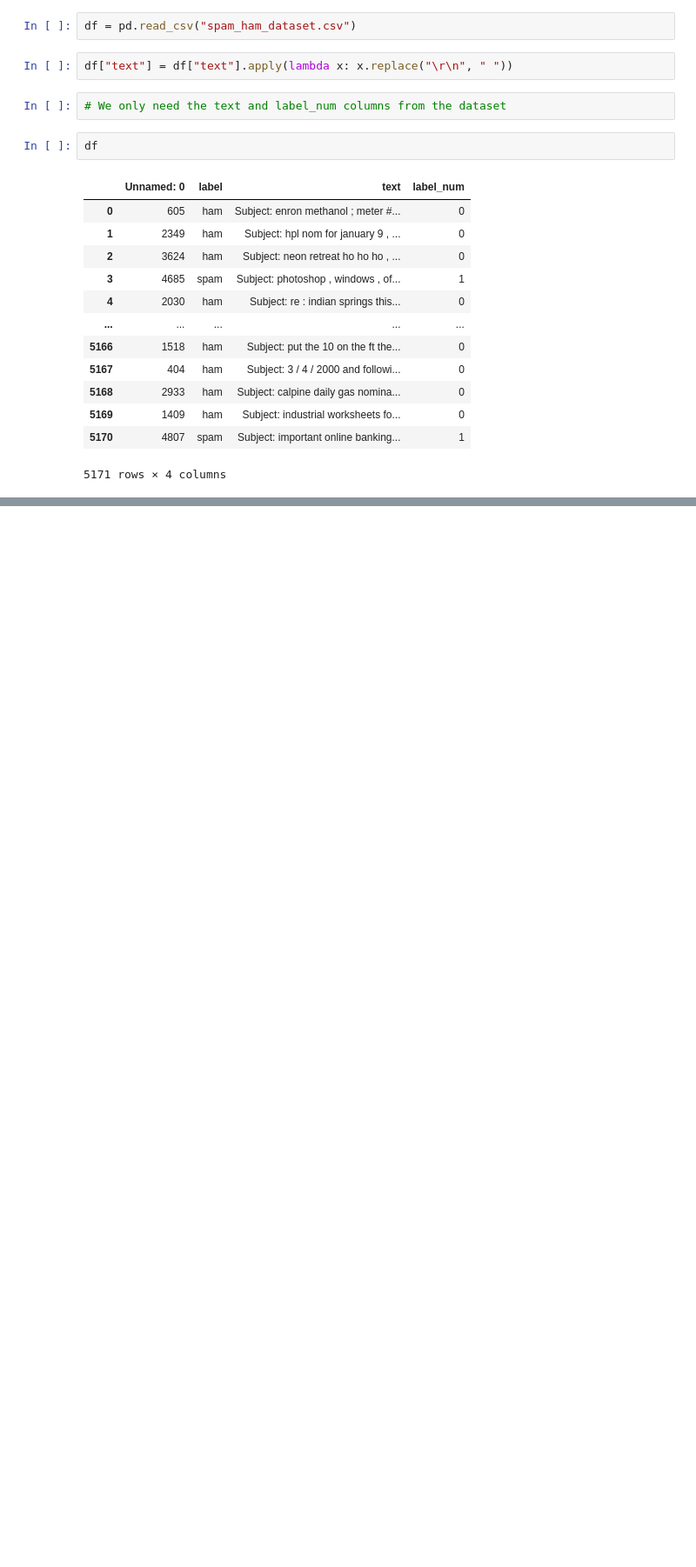
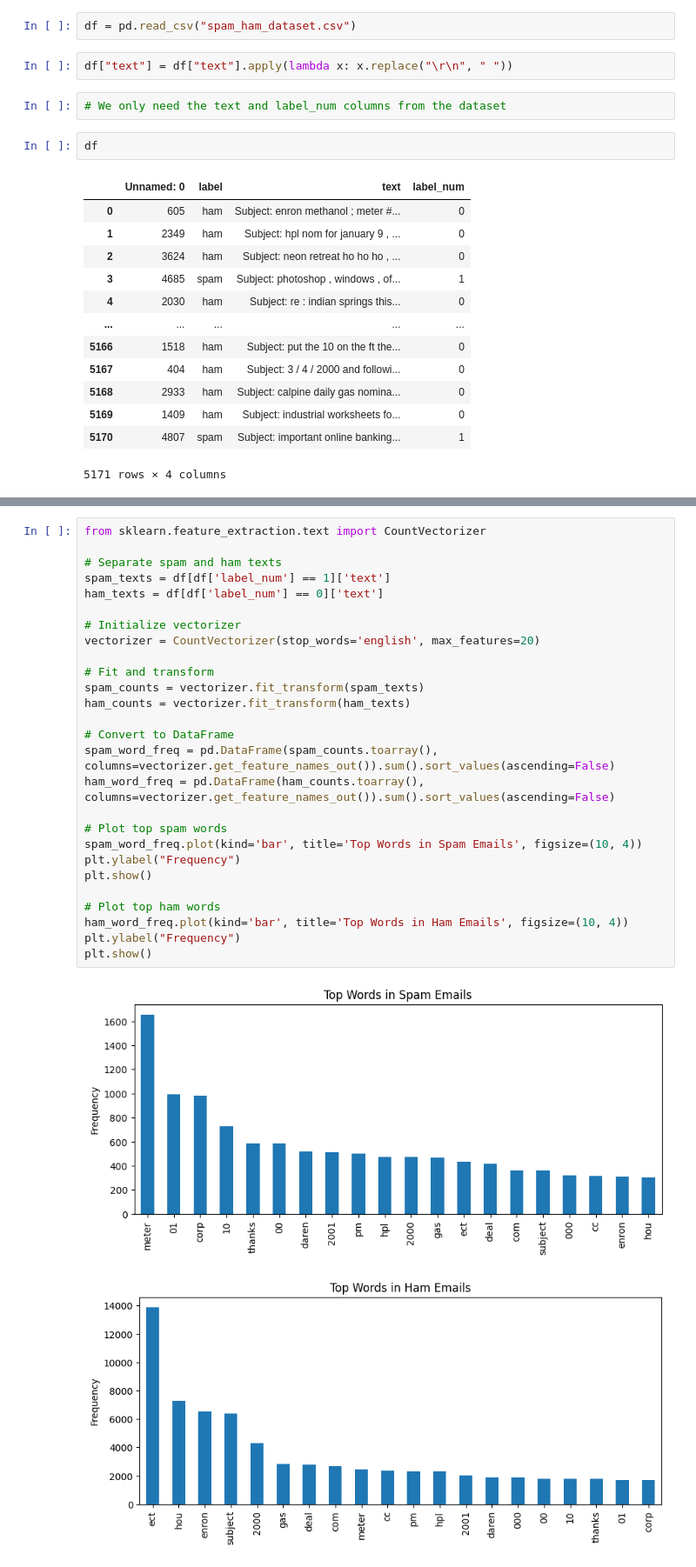
Before and after one commit to BarraHarrison/Spam-Detection, a Jupyter notebook: main.ipynb, the cells around one changed output, grey strips where cells are left out. Shown: that part at 87% size. Drawn from its saved outputs; the diff is of its cells as text; blank space fills up the shorter version.

```diff
--- a/main.ipynb
+++ b/main.ipynb
@@ -42,0 +183,30 @@ df
+# %%
+from sklearn.feature_extraction.text import CountVectorizer
+
+# Separate spam and ham texts
+spam_texts = df[df['label_num'] == 1]['text']
+ham_texts = df[df['label_num'] == 0]['text']
+
+# Initialize vectorizer
+vectorizer = CountVectorizer(stop_words='english', max_features=20)
+
+# Fit and transform
+spam_counts = vectorizer.fit_transform(spam_texts)
+ham_counts = vectorizer.fit_transform(ham_texts)
+
+# Convert to DataFrame
+spam_word_freq = pd.DataFrame(spam_counts.toarray(), columns=vectorizer.get_feature_names_out()).sum().sort_values(ascending=False)
+ham_word_freq = pd.DataFrame(ham_counts.toarray(), columns=vectorizer.get_feature_names_out()).sum().sort_values(ascending=False)
+
+# Plot top spam words
+spam_word_freq.plot(kind='bar', title='Top Words in Spam Emails', figsize=(10, 4))
+plt.ylabel("Frequency")
+plt.show()
+
+# Plot top ham words
+ham_word_freq.plot(kind='bar', title='Top Words in Ham Emails', figsize=(10, 4))
+plt.ylabel("Frequency")
+plt.show()
+# %% [output]
+[figure, added]
+[figure, added]
```
Also changed, not shown: parts of 32 cells of this notebook.
